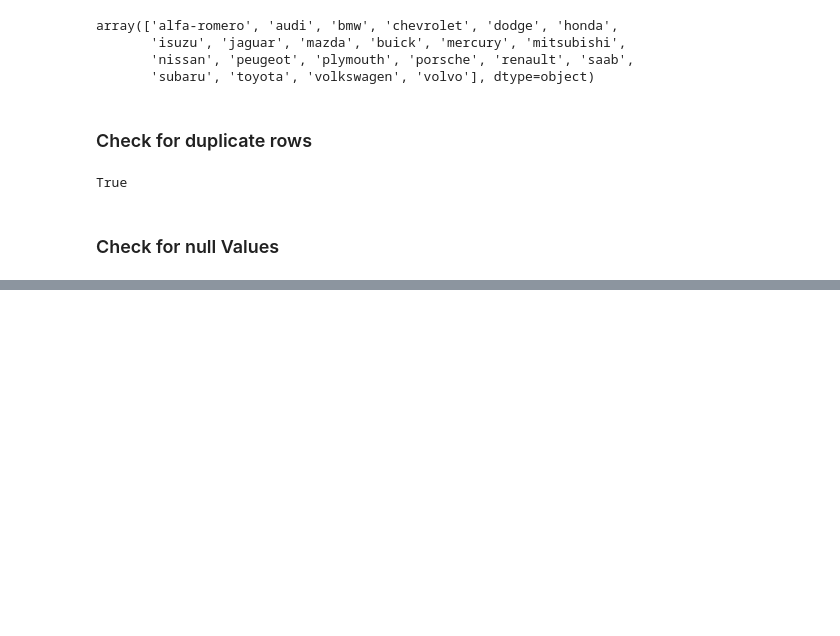
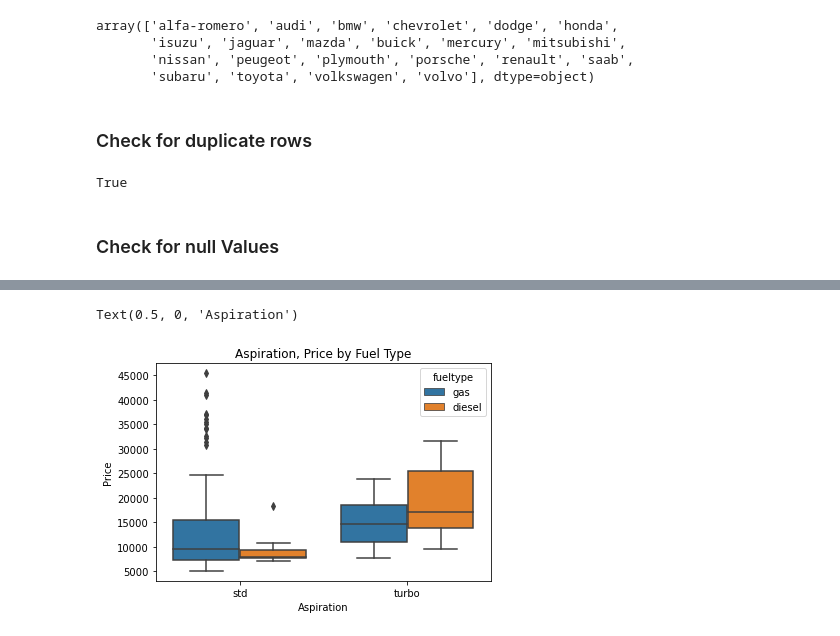
Before and after one commit to Filasisi/Car-Sales-Analytics, a Jupyter notebook: Car Data Analytics.ipynb, the cells around one changed output, grey strips where cells are left out. Saved outputs shown, nothing was run; the diff lists cells and outputs as text; code cells hidden in the pictures; blank space fills up the shorter version.

```diff
--- a/Car Data Analytics.ipynb
+++ b/Car Data Analytics.ipynb
@@ -241,0 +246,8 @@ Text(0.5, 0, 'Fuel Type')
+# %%
+sns.boxplot(x = "aspiration", y = "price", hue = "fueltype", data = df)
+plt.title("Aspiration, Price by Fuel Type")
+plt.ylabel("Price")
+plt.xlabel("Aspiration")
+# %% [output]
+Text(0.5, 0, 'Aspiration')
+[figure, added]
```
Also changed, not shown: parts of 22 cells of this notebook.
